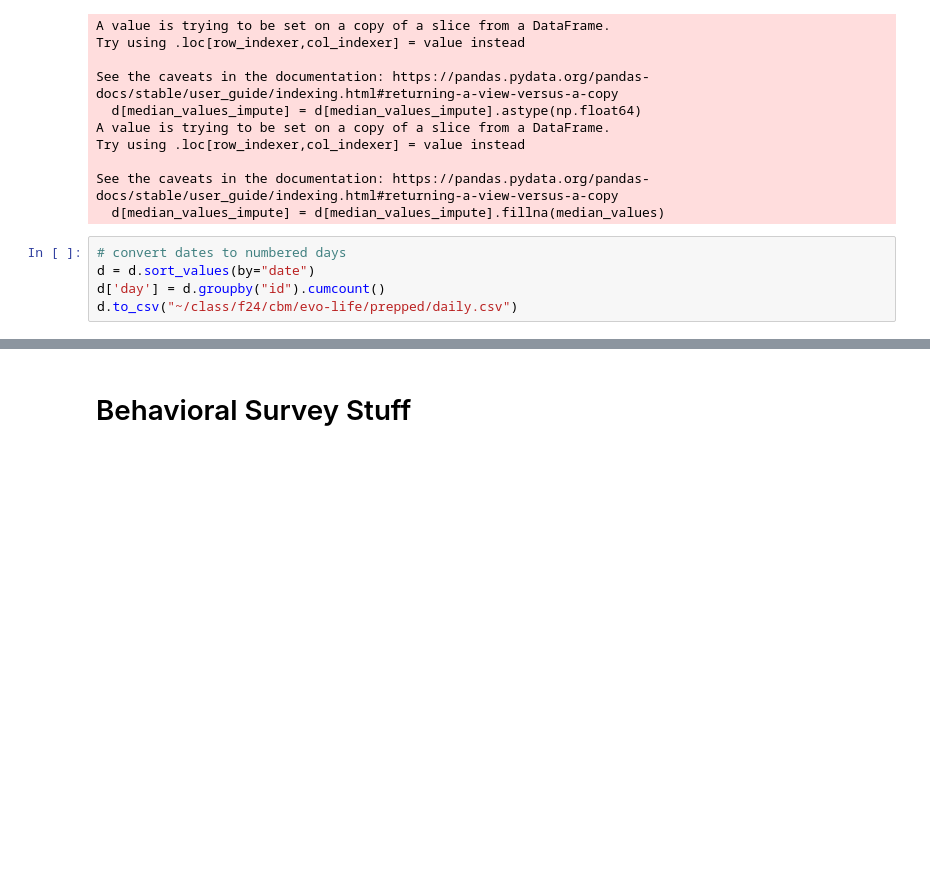
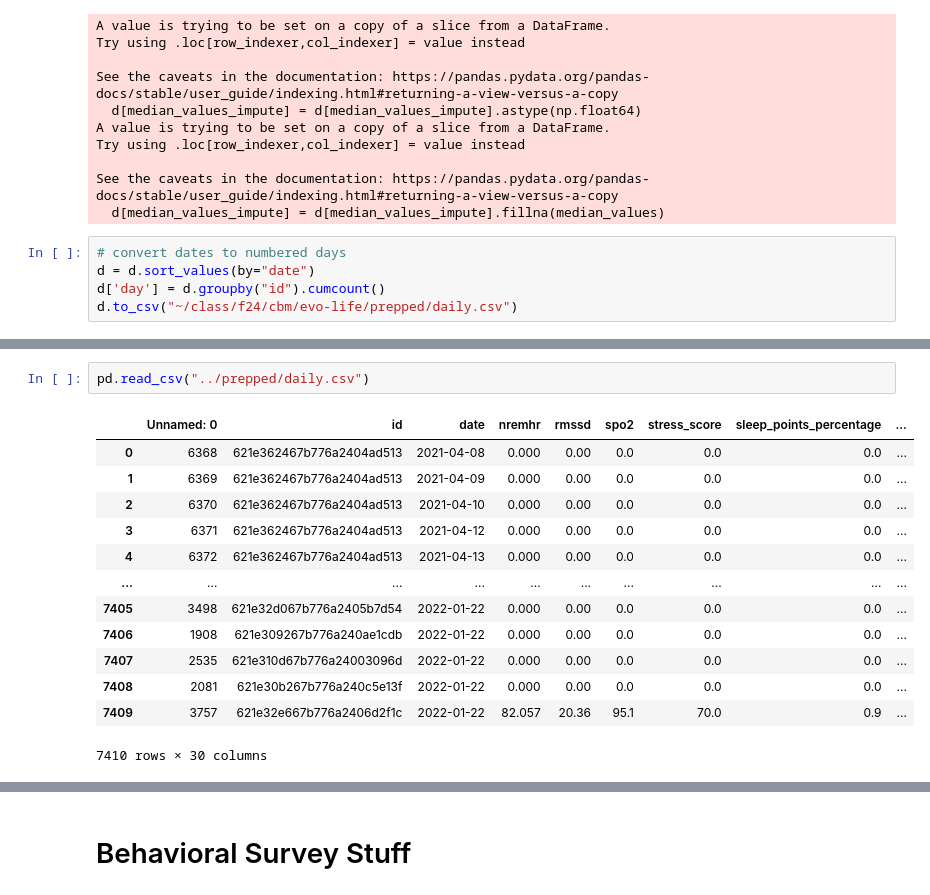
Before and after one commit to j-miskill/evo-life, a Jupyter notebook: src/sandbox.ipynb, the cells around one changed output, grey strips where cells are left out. Cells and saved outputs as stored; diff of their text form; blank space fills up the shorter version.

```diff
--- a/src/sandbox.ipynb
+++ b/src/sandbox.ipynb
@@ -147,0 +138,16 @@ pd.read_csv("~/class/f24/cbm/evo-life/prepped/daily.csv")
+# %%
+pd.read_csv("../prepped/daily.csv")
+# %% [output]
+|  | Unnamed: 0 | id | date | nremhr | rmssd | spo2 | stress_score | sleep_points_percentage | ... |
+| 0 | 6368 | 621e362467b776a2404ad513 | 2021-04-08 | 0.000 | 0.00 | 0.0 | 0.0 | 0.0 | ... |
+| 1 | 6369 | 621e362467b776a2404ad513 | 2021-04-09 | 0.000 | 0.00 | 0.0 | 0.0 | 0.0 | ... |
+| 2 | 6370 | 621e362467b776a2404ad513 | 2021-04-10 | 0.000 | 0.00 | 0.0 | 0.0 | 0.0 | ... |
+| 3 | 6371 | 621e362467b776a2404ad513 | 2021-04-12 | 0.000 | 0.00 | 0.0 | 0.0 | 0.0 | ... |
+| 4 | 6372 | 621e362467b776a2404ad513 | 2021-04-13 | 0.000 | 0.00 | 0.0 | 0.0 | 0.0 | ... |
+| ... | ... | ... | ... | ... | ... | ... | ... | ... | ... |
+| 7405 | 3498 | 621e32d067b776a2405b7d54 | 2022-01-22 | 0.000 | 0.00 | 0.0 | 0.0 | 0.0 | ... |
+| 7406 | 1908 | 621e309267b776a240ae1cdb | 2022-01-22 | 0.000 | 0.00 | 0.0 | 0.0 | 0.0 | ... |
+| 7407 | 2535 | 621e310d67b776a24003096d | 2022-01-22 | 0.000 | 0.00 | 0.0 | 0.0 | 0.0 | ... |
+| 7408 | 2081 | 621e30b267b776a240c5e13f | 2022-01-22 | 0.000 | 0.00 | 0.0 | 0.0 | 0.0 | ... |
+| 7409 | 3757 | 621e32e667b776a2406d2f1c | 2022-01-22 | 82.057 | 20.36 | 95.1 | 70.0 | 0.9 | ... |
+7410 rows × 30 columns
```
Also changed, not shown: parts of 6 cells of this notebook, 1 other file.
